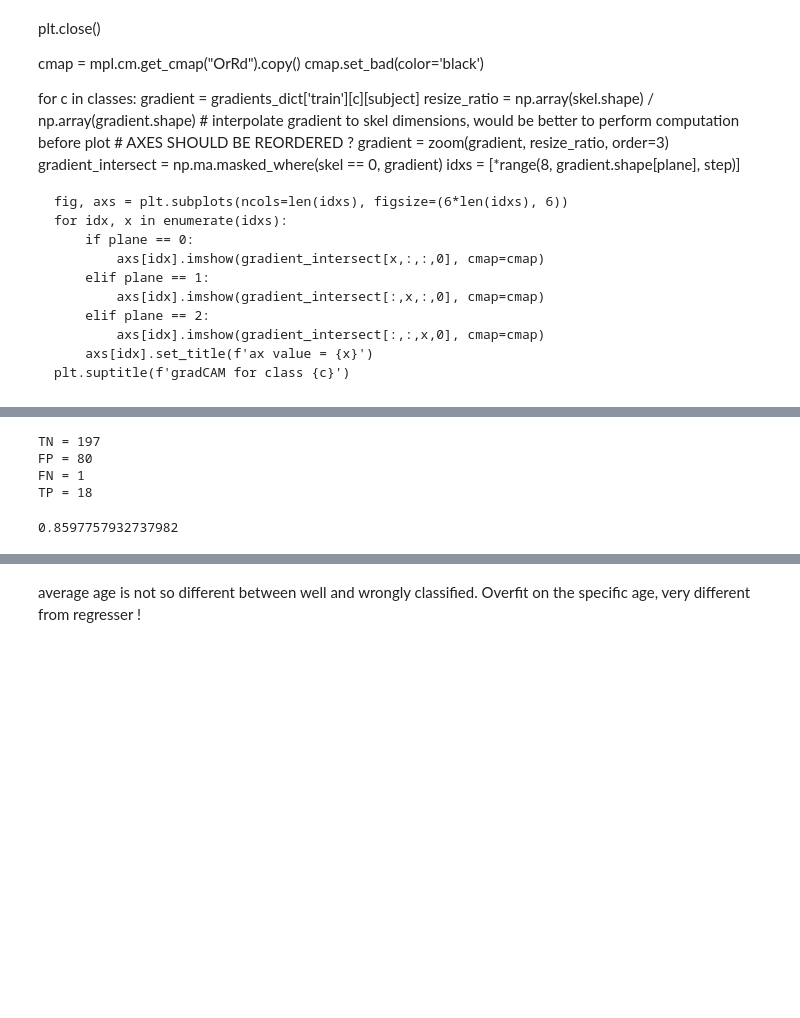
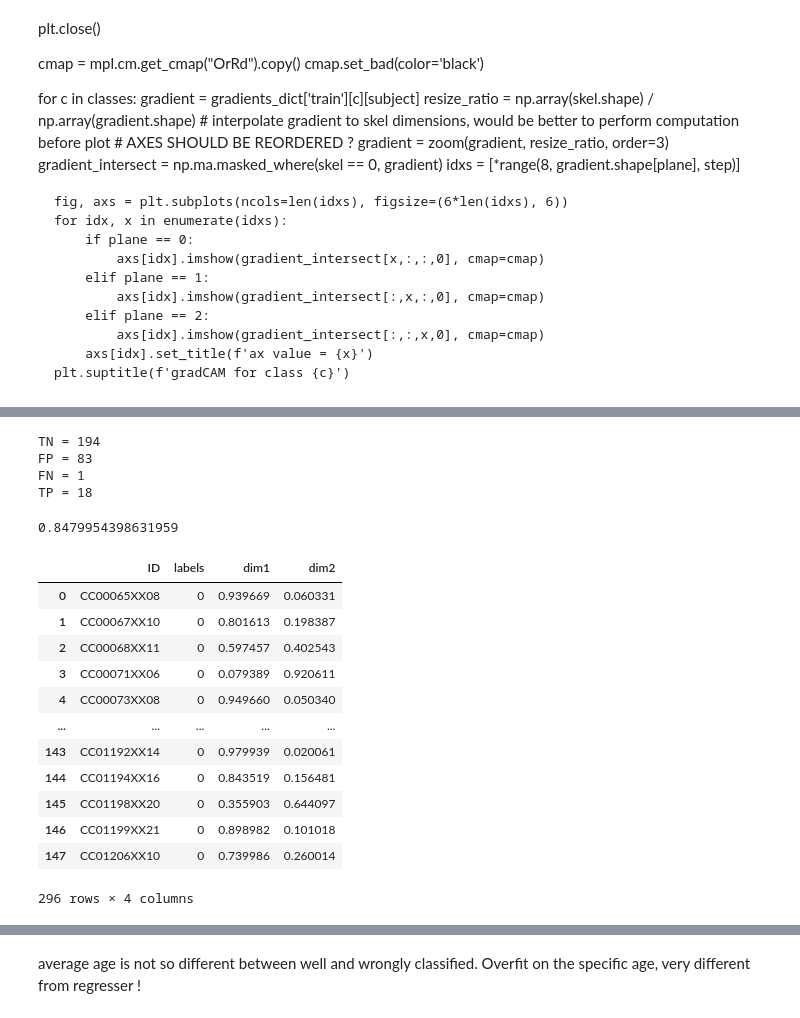
Before and after one commit to neurospin/champollion_V1, a Jupyter notebook: contrastive/notebooks/julien/plot_grad_cam.ipynb, the cells around one changed output, grey strips where cells are left out. Cells and saved outputs as stored; diff of their text form; code cells hidden in the pictures; blank space fills up the shorter version.

```diff
--- a/contrastive/notebooks/julien/plot_grad_cam.ipynb
+++ b/contrastive/notebooks/julien/plot_grad_cam.ipynb
@@ -131,9 +158,9 @@ predictions[predictions['val y']==True]
 # %%
-conf_matrix = confusion_matrix(predictions['val y'], preds)
+conf_matrix = confusion_matrix(predictions[val_y], preds)
 print(f'TN = {conf_matrix[0, 0]}\nFP = {conf_matrix[0, 1]}\nFN = {conf_matrix[1, 0]}\nTP = {conf_matrix[1, 1]}')
 # %% [output]
-TN = 197
-FP = 80
+TN = 194
+FP = 83
 FN = 1
 TP = 18
 # %%
@@ -165,9 +192,25 @@ info_dHCP.reset_index(drop=True, inplace=True)
 # %%
 # AUC after gathering the preds from folds
 
-roc_auc_score(predictions['val y'], predictions['val pred'])
+roc_auc_score(predictions[val_y], predictions[val_pred])
 # %% [output]
-0.8597757932737982
+0.8479954398631959
+# %%
+scores
+# %% [output]
+|  | ID | labels | dim1 | dim2 |
+| 0 | CC00065XX08 | 0 | 0.939669 | 0.060331 |
+| 1 | CC00067XX10 | 0 | 0.801613 | 0.198387 |
+| 2 | CC00068XX11 | 0 | 0.597457 | 0.402543 |
+| 3 | CC00071XX06 | 0 | 0.079389 | 0.920611 |
+| 4 | CC00073XX08 | 0 | 0.949660 | 0.050340 |
+| ... | ... | ... | ... | ... |
+| 143 | CC01192XX14 | 0 | 0.979939 | 0.020061 |
+| 144 | CC01194XX16 | 0 | 0.843519 | 0.156481 |
+| 145 | CC01198XX20 | 0 | 0.355903 | 0.644097 |
+| 146 | CC01199XX21 | 0 | 0.898982 | 0.101018 |
+| 147 | CC01206XX10 | 0 | 0.739986 | 0.260014 |
+296 rows × 4 columns
 # %%
 # print classification score of each subject
 # check consistency between birth_age and train_y
```
Also changed, not shown: parts of 20 cells of this notebook, 1 other file.
